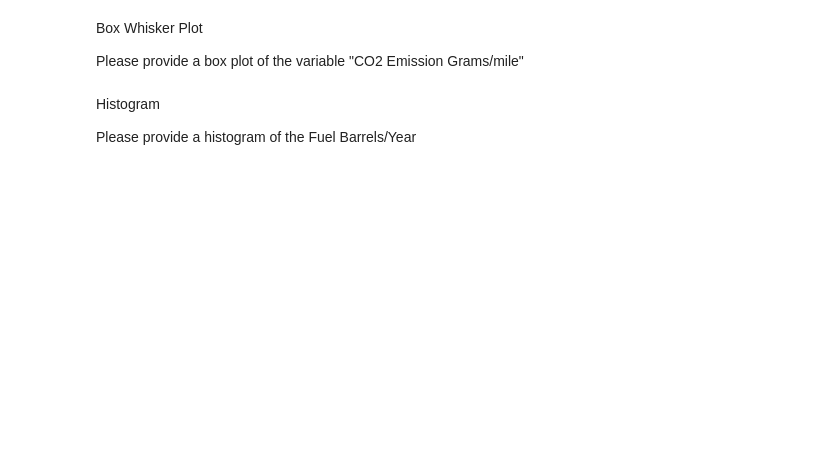
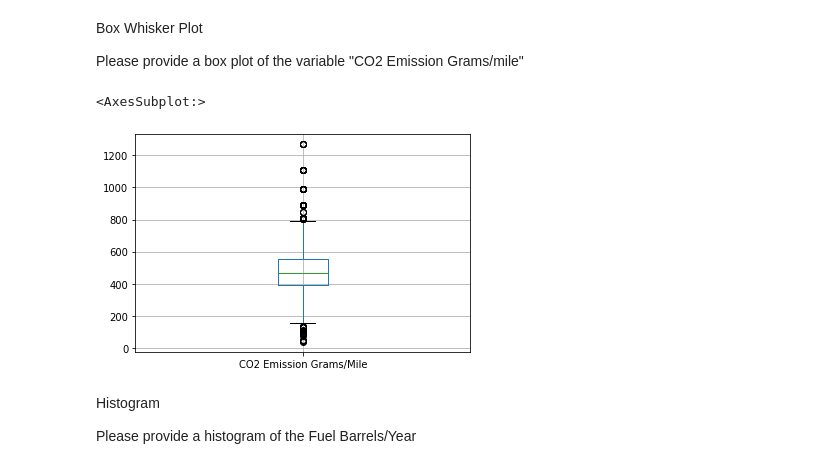
Before and after one commit to PaulaNuno/datamad0820, a Jupyter notebook: module-2/lab-matplotlib-seaborn/your-code/challenge-1.ipynb, the cells around one changed output. Cells and saved outputs as stored; diff of their text form; code cells hidden in the pictures; blank space fills up the shorter version.

```diff
--- a/module-2/lab-matplotlib-seaborn/your-code/challenge-1.ipynb
+++ b/module-2/lab-matplotlib-seaborn/your-code/challenge-1.ipynb
@@ -123,6 +133,11 @@ Box Whisker Plot
 Please provide a box plot of the variable "CO2 Emission Grams/mile"
 # %%
 # your code here
+
+df.boxplot(column='CO2 Emission Grams/Mile')
+# %% [output]
+<AxesSubplot:>
+[figure, added]
 # %% [markdown]
 Histogram
 
```
Also changed, not shown: parts of 6 cells of this notebook, 2 other files.
